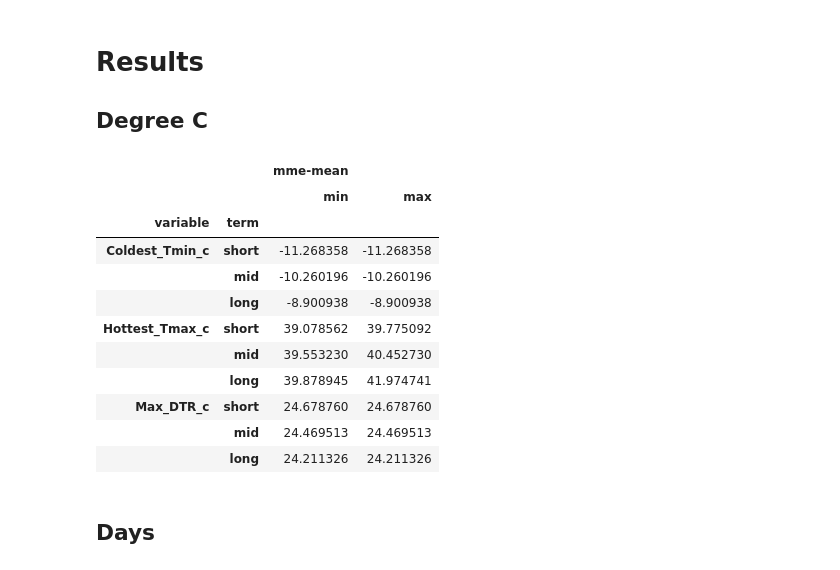
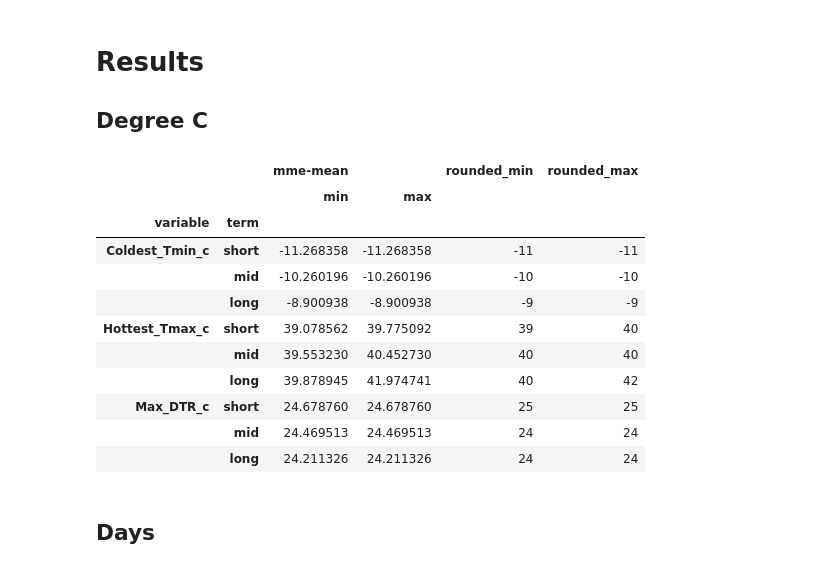
Before and after one commit to eugpoon/casi, a Jupyter notebook: center_casi_projections.ipynb, the cells around one changed output. Cells and saved outputs as stored; diff of their text form; code cells hidden in the pictures.

```diff
--- a/center_casi_projections.ipynb
+++ b/center_casi_projections.ipynb
@@ -375,23 +375,28 @@ display(change.head())
 ## Degree C
 # %%
 # Degrees C
-(term_mme[term_mme.variable.str.endswith('_c')]
- .groupby(['variable', 'term']).agg({'mme-mean': [np.min, np.max]})
- .sort_values(by=['variable', 'term'], axis=0, ascending=[1, 0])
-)
+agg_c = (term_mme[term_mme.variable.str.endswith('_c')]
+          .groupby(['variable', 'term'])
+          .agg({'mme-mean': [np.min, np.max]})
+          .sort_values(by=['variable', 'term'], axis=0, ascending=[1, 0]))
+
+agg_c['rounded_min'] = agg_c[('mme-mean', 'min')].round().astype(int)
+agg_c['rounded_max'] = agg_c[('mme-mean', 'max')].round().astype(int)
+
+agg_c
 # %% [output]
-|  |  | mme-mean |  |
-|  |  | min | max |
-| variable | term |  |  |
-| Coldest_Tmin_c | short | -11.268358 | -11.268358 |
-|  | mid | -10.260196 | -10.260196 |
-|  | long | -8.900938 | -8.900938 |
-| Hottest_Tmax_c | short | 39.078562 | 39.775092 |
-|  | mid | 39.553230 | 40.452730 |
-|  | long | 39.878945 | 41.974741 |
-| Max_DTR_c | short | 24.678760 | 24.678760 |
-|  | mid | 24.469513 | 24.469513 |
-|  | long | 24.211326 | 24.211326 |
+|  |  | mme-mean |  | rounded_min | rounded_max |
+|  |  | min | max |  |  |
+| variable | term |  |  |  |  |
+| Coldest_Tmin_c | short | -11.268358 | -11.268358 | -11 | -11 |
+|  | mid | -10.260196 | -10.260196 | -10 | -10 |
+|  | long | -8.900938 | -8.900938 | -9 | -9 |
+| Hottest_Tmax_c | short | 39.078562 | 39.775092 | 39 | 40 |
+|  | mid | 39.553230 | 40.452730 | 40 | 40 |
+|  | long | 39.878945 | 41.974741 | 40 | 42 |
+| Max_DTR_c | short | 24.678760 | 24.678760 | 25 | 25 |
+|  | mid | 24.469513 | 24.469513 | 24 | 24 |
+|  | long | 24.211326 | 24.211326 | 24 | 24 |
 # %% [markdown]
 ## Days
 # %%
```
Also changed, not shown: parts of 1 cell of this notebook.
